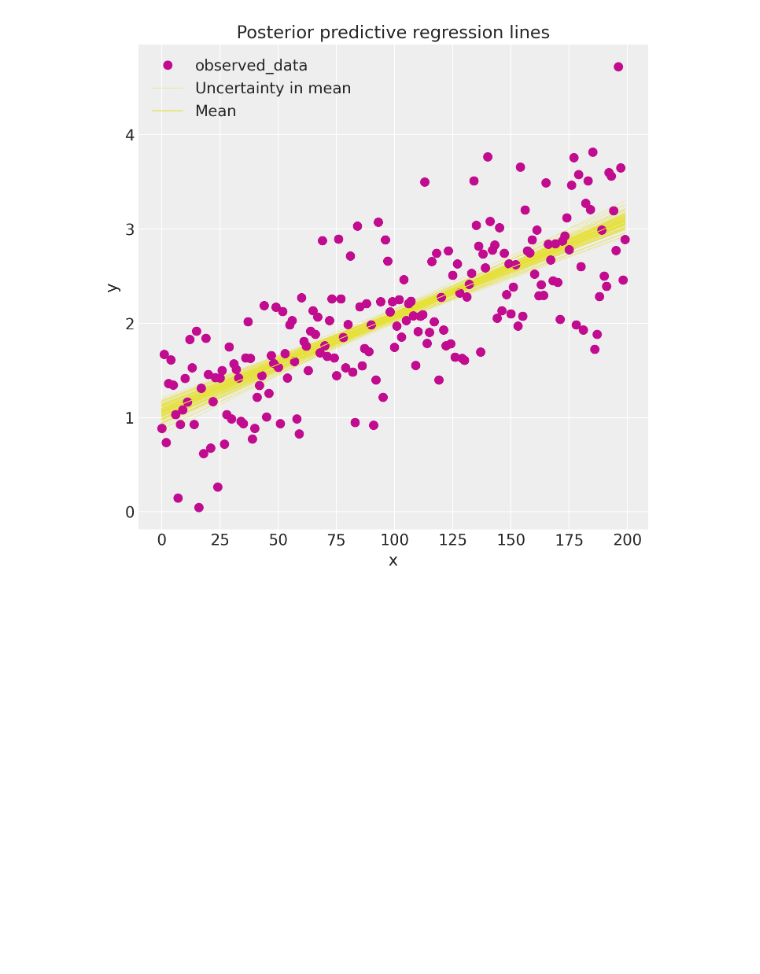
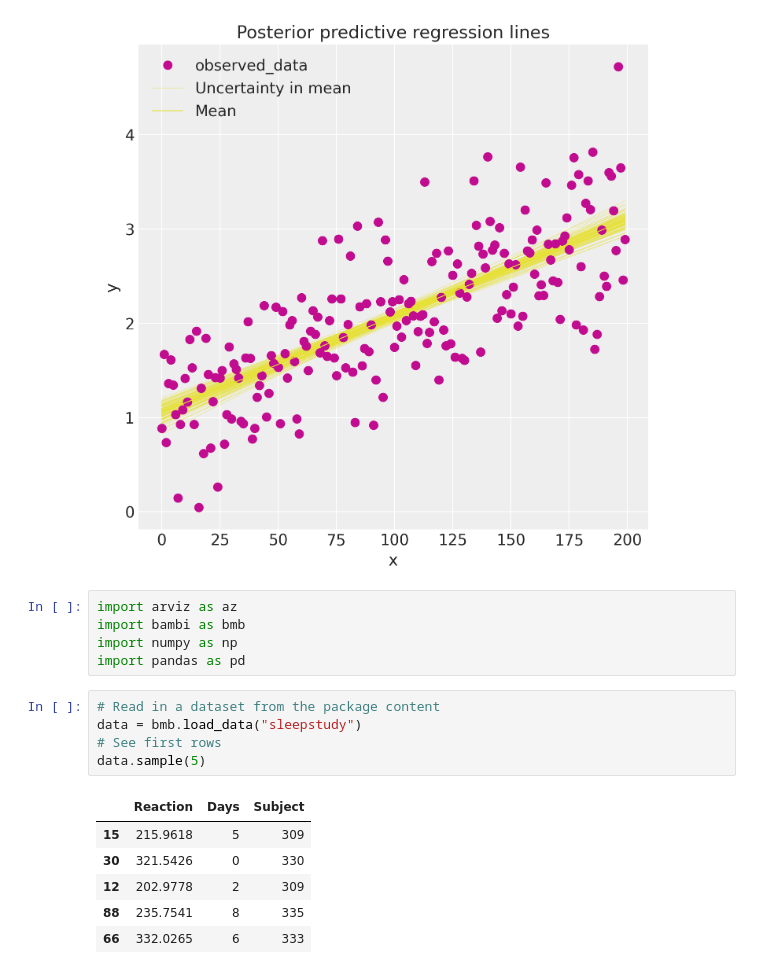
Before and after one commit to zhaohuiwang/bayesian-playground, a Jupyter notebook: notebooks/pymc/bayesian_glm.ipynb, the cells around one changed output. Drawn from its saved outputs; the diff is of its cells as text; blank space fills up the shorter version.

Commit message:
test bambi notebook

```diff
--- a/notebooks/pymc/bayesian_glm.ipynb
+++ b/notebooks/pymc/bayesian_glm.ipynb
@@ -102,3 +109,20 @@ ax.set_title("Posterior predictive regression lines")
 ax.set_xlabel("x");
 # %% [output]
 [figure]
+# %%
+import arviz as az
+import bambi as bmb
+import numpy as np
+import pandas as pd
+# %%
+# Read in a dataset from the package content
+data = bmb.load_data("sleepstudy")
+# See first rows
+data.sample(5)
+# %% [output]
+|  | Reaction | Days | Subject |
+| 15 | 215.9618 | 5 | 309 |
+| 30 | 321.5426 | 0 | 330 |
+| 12 | 202.9778 | 2 | 309 |
+| 88 | 235.7541 | 8 | 335 |
+| 66 | 332.0265 | 6 | 333 |
```
Also changed, not shown: parts of 5 cells of this notebook, 1 other file.
